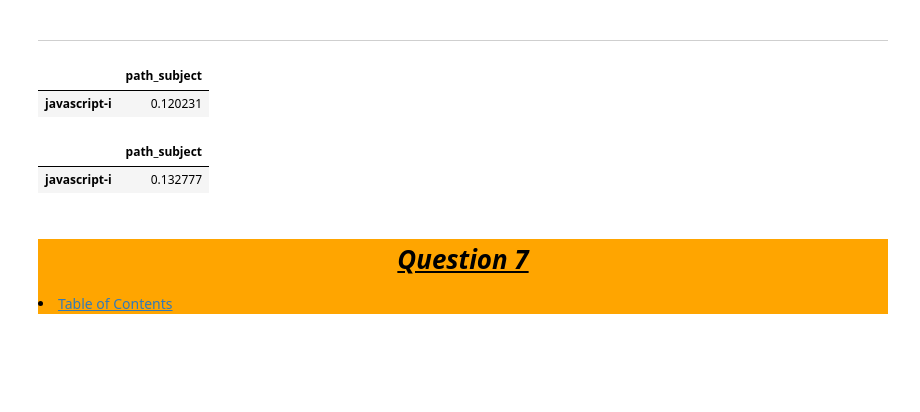
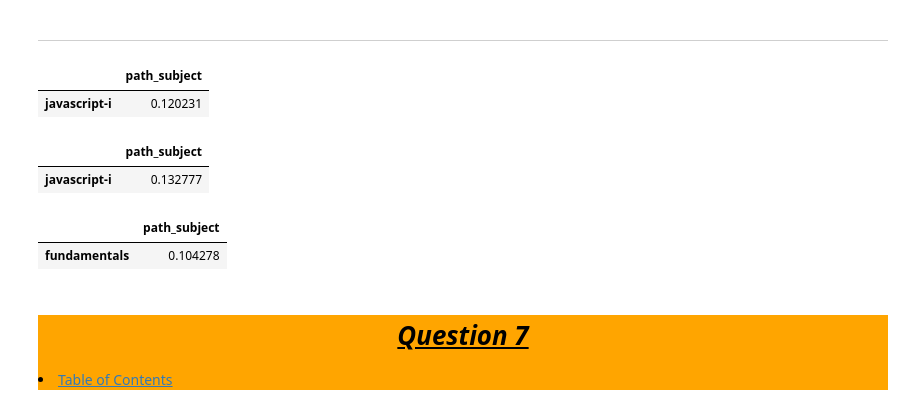
Before and after one commit to Jared-Wood135/anomaly-detection-exercises, a Jupyter notebook: final.ipynb, the cells around one changed output. Saved outputs shown, nothing was run; the diff lists cells and outputs as text; code cells hidden in the pictures; blank space fills up the shorter version.

```diff
--- a/final.ipynb
+++ b/final.ipynb
@@ -471,15 +471,3 @@ grad_activity = grad_activity[grad_activity.path_subject != 'Home']
 grad_activity_all = grad_activity[(grad_activity.program_id == 1) | (grad_activity.program_id == 2)]
 grad_activity_web = grad_activity[(grad_activity.program_id == 1)]
 grad_activity_data = grad_activity[(grad_activity.program_id == 2)]
-# %%
-# Most used topic by both web and data
-pd.DataFrame(grad_activity_all.path_subject.value_counts(normalize=True)).head(1)
-# %% [output]
-|  | path_subject |
-| javascript-i | 0.120231 |
-# %%
-# Most used topic by web dev
-pd.DataFrame(grad_activity_web.path_subject.value_counts(normalize=True)).head(1)
-# %% [output]
-|  | path_subject |
-| javascript-i | 0.132777 |
@@ -489,3 +474,21 @@ pd.DataFrame(grad_activity_web.path_subject.value_counts(normalize=True)).head(1
+# %%
+# Most used topic by both web and data
+pd.DataFrame(grad_activity_all.path_subject.value_counts(normalize=True)).head(1)
+# %% [output]
+|  | path_subject |
+| javascript-i | 0.120231 |
+# %%
+# Most used topic by web dev
+pd.DataFrame(grad_activity_web.path_subject.value_counts(normalize=True)).head(1)
+# %% [output]
+|  | path_subject |
+| javascript-i | 0.132777 |
+# %%
+# Most used topic by data science
+pd.DataFrame(grad_activity_data.path_subject.value_counts(normalize=True)).head(1)
+# %% [output]
+|  | path_subject |
+| fundamentals | 0.104278 |
 # %% [markdown]
 <div style='background-color: orange'>
 <a id='q7'></a>
```
Also changed, not shown: parts of 7 cells of this notebook.
